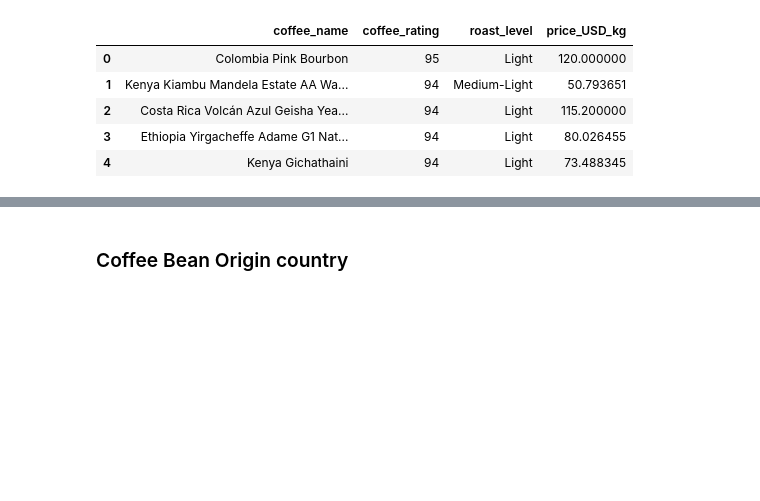
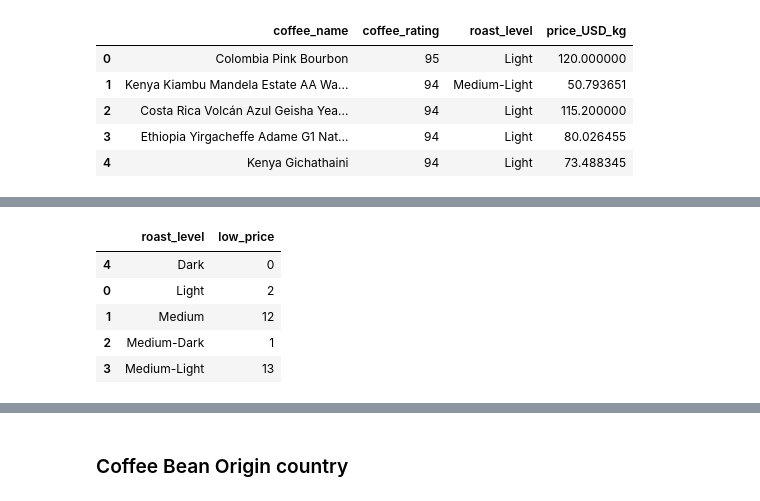
Before and after one commit to wingylui/Coffee_Trading, a Jupyter notebook: Background_data_analysis/top_quality_coffee.ipynb, the cells around one changed output, grey strips where cells are left out. Saved outputs shown, nothing was run; the diff lists cells and outputs as text; code cells hidden in the pictures; blank space fills up the shorter version.

```diff
--- a/Background_data_analysis/top_quality_coffee.ipynb
+++ b/Background_data_analysis/top_quality_coffee.ipynb
@@ -361,0 +375,22 @@ roast_lv_grp_merge.head()
+# %%
+# crate a datafram that coffee price less than 35
+roast_lv_low_price_df = roast_lv_df.loc[(roast_lv_df["price_USD_kg"] <= 35), :]
+grp_roast_lv_low_price = roast_lv_low_price_df.groupby("roast_level")
+# get the count of each roast_level -> reset index -> rename the column with a proper name
+grp_roast_lv_low_price = grp_roast_lv_low_price["coffee_name"].count().reset_index().rename(columns= {"coffee_name" : "low_price"})
+
+# adding zero to those that doesn't have any counts in the roast level list
+for item in roast_level_list:
+    if item not in grp_roast_lv_low_price["roast_level"].values:
+        dum = {"roast_level" : item, "low_price":0 }
+        grp_roast_lv_low_price = grp_roast_lv_low_price .append(dum, ignore_index=True)
+
+roast_lv_grp_low_price = grp_roast_lv_low_price.sort_values(by= "roast_level")
+roast_lv_grp_low_price
+# %% [output]
+|  | roast_level | low_price |
+| 4 | Dark | 0 |
+| 0 | Light | 2 |
+| 1 | Medium | 12 |
+| 2 | Medium-Dark | 1 |
+| 3 | Medium-Light | 13 |
```
Also changed, not shown: parts of 6 cells of this notebook, 11 other files.
